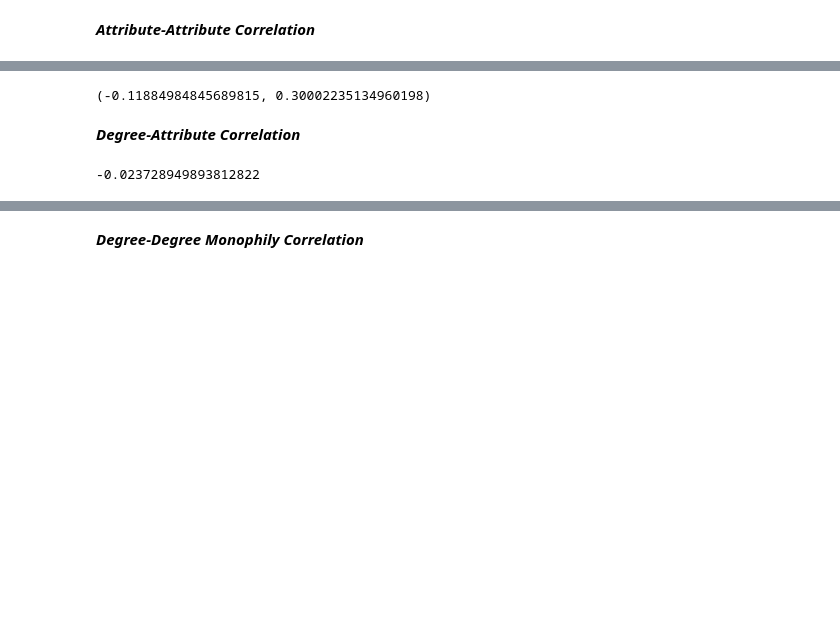
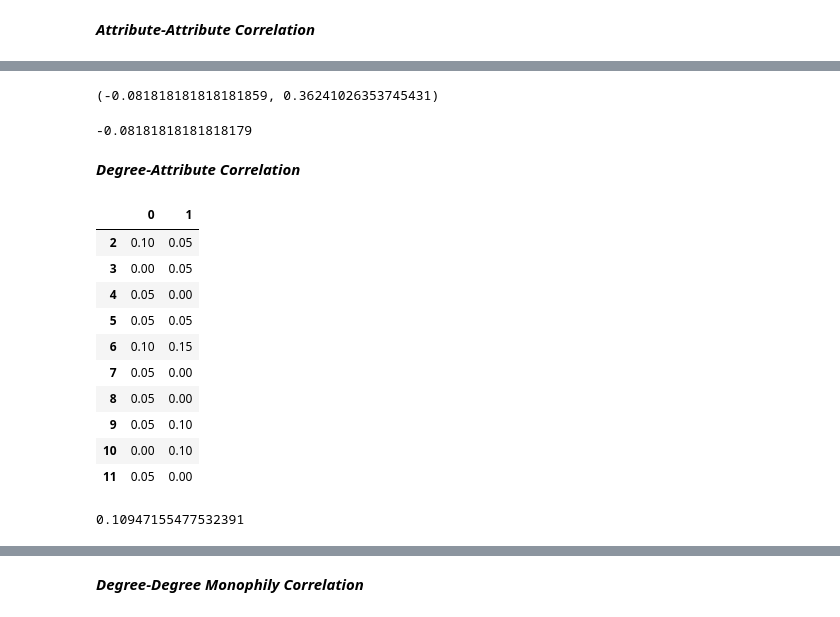
Before and after one commit to lisette-espin/JupyterNotebook, a Jupyter notebook: correlations_network_degree_and_attributes.ipynb, the cells around one changed output, grey strips where cells are left out. Drawn from its saved outputs; the diff is of its cells as text; code cells hidden in the pictures; blank space fills up the shorter version.

```diff
--- a/correlations_network_degree_and_attributes.ipynb
+++ b/correlations_network_degree_and_attributes.ipynb
@@ -105,8 +154,15 @@ correlation(e)
 # %%
-v1,v2=zip(*[(G.node[e[0]][attribute],G.node[e[1]][attribute]) for e in G.edges()])
+pairs = [(G.node[e[0]][attribute],G.node[e[1]][attribute]) for e in G.edges()]
+if not G.is_directed():
+    pairs.extend([(b,a) for a,b in pairs])
+v1,v2=zip(*pairs)
 pearsonr(v1,v2)
 # %% [output]
-(-0.11884984845689815, 0.30002235134960198)
+(-0.081818181818181859, 0.36241026353745431)
+# %%
+nx.attribute_assortativity_coefficient(G,attribute)
+# %% [output]
+-0.08181818181818179
 # %% [markdown]
 ***Degree-Attribute Correlation***
 # %%
@@ -129,9 +185,23 @@ def degree_attribute_correlation_matrix(G, attribute):
     return df
 # %%
 e=degree_attribute_correlation_matrix(G,attribute)
-correlation(e)
+e
 # %% [output]
--0.023728949893812822
+|  | 0 | 1 |
+| 2 | 0.10 | 0.05 |
+| 3 | 0.00 | 0.05 |
+| 4 | 0.05 | 0.00 |
+| 5 | 0.05 | 0.05 |
+| 6 | 0.10 | 0.15 |
+| 7 | 0.05 | 0.00 |
+| 8 | 0.05 | 0.00 |
+| 9 | 0.05 | 0.10 |
+| 10 | 0.00 | 0.10 |
+| 11 | 0.05 | 0.00 |
+# %%
+correlation(e)
+# %% [output]
+0.10947155477532391
 # %%
 v1,v2=zip(*[(G.degree(n),G.node[n][attribute]) for n in G.nodes()])
 pearsonr(v1,v2)
```
Also changed, not shown: parts of 21 cells of this notebook.
